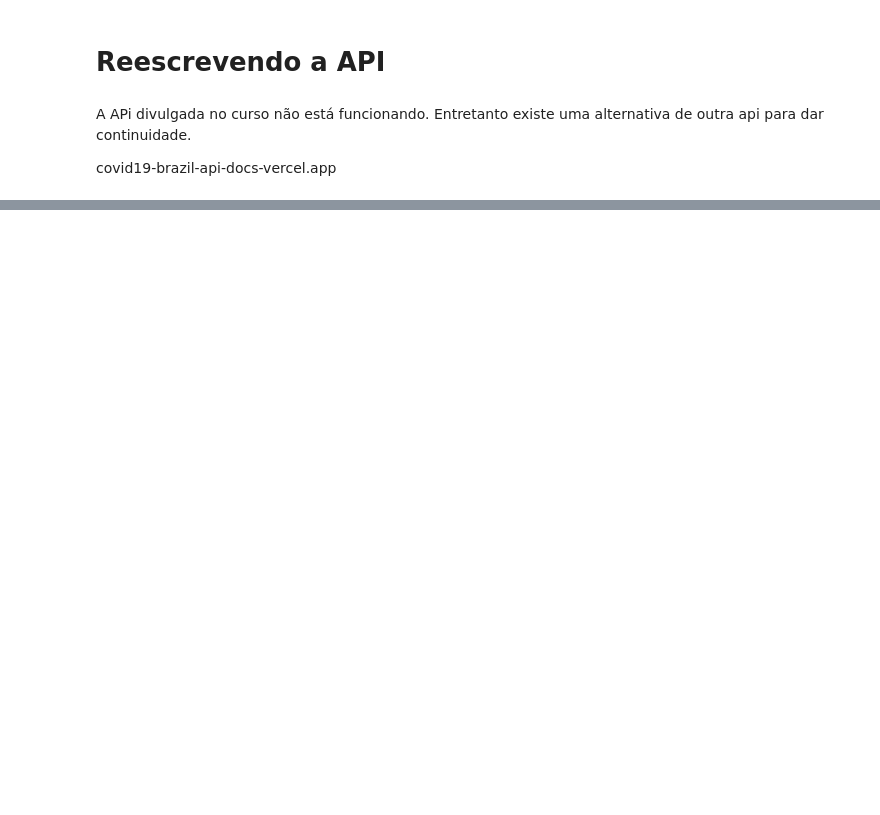
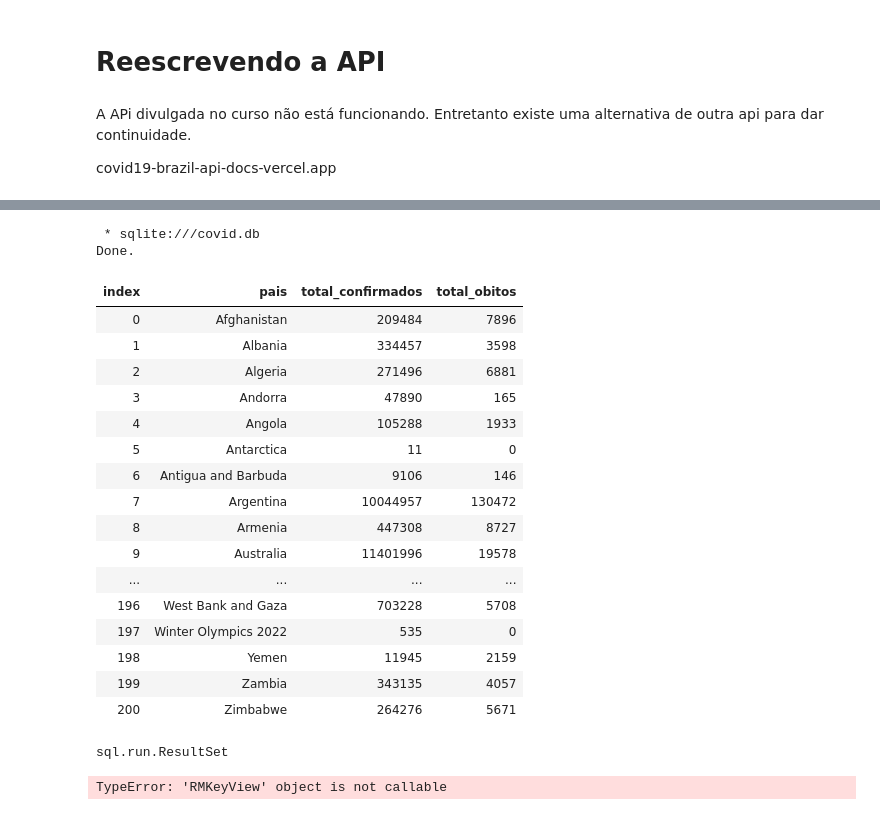
Before and after one commit to francfelipe/python-fundamentos, a Jupyter notebook: plumbers/case-covid.ipynb, the cells around one changed output, grey strips where cells are left out. Saved outputs shown, nothing was run; the diff lists cells and outputs as text; code cells hidden in the pictures; blank space fills up the shorter version.

```diff
--- a/plumbers/case-covid.ipynb
+++ b/plumbers/case-covid.ipynb
@@ -309,0 +242,31 @@ df.to_csv('cleaned_covid.csv', index=False)
+# %%
+resultado = %sql select * from confirmados_obito;
+resultado
+# %% [output]
+ * sqlite:///covid.db
+Done.
+| index | pais | total_confirmados | total_obitos |
+| 0 | Afghanistan | 209484 | 7896 |
+| 1 | Albania | 334457 | 3598 |
+| 2 | Algeria | 271496 | 6881 |
+| 3 | Andorra | 47890 | 165 |
+| 4 | Angola | 105288 | 1933 |
+| 5 | Antarctica | 11 | 0 |
+| 6 | Antigua and Barbuda | 9106 | 146 |
+| 7 | Argentina | 10044957 | 130472 |
+| 8 | Armenia | 447308 | 8727 |
+| 9 | Australia | 11401996 | 19578 |
+| ... | ... | ... | ... |
+| 196 | West Bank and Gaza | 703228 | 5708 |
+| 197 | Winter Olympics 2022 | 535 | 0 |
+| 198 | Yemen | 11945 | 2159 |
+| 199 | Zambia | 343135 | 4057 |
+| 200 | Zimbabwe | 264276 | 5671 |
+# %%
+type(resultado)
+# %% [output]
+sql.run.ResultSet
+# %%
+df = pd.DataFrame(resultado, columns=resultado.keys())
+# %% [output]
+TypeError: 'RMKeyView' object is not callable
```
Also changed, not shown: parts of 41 cells of this notebook.
